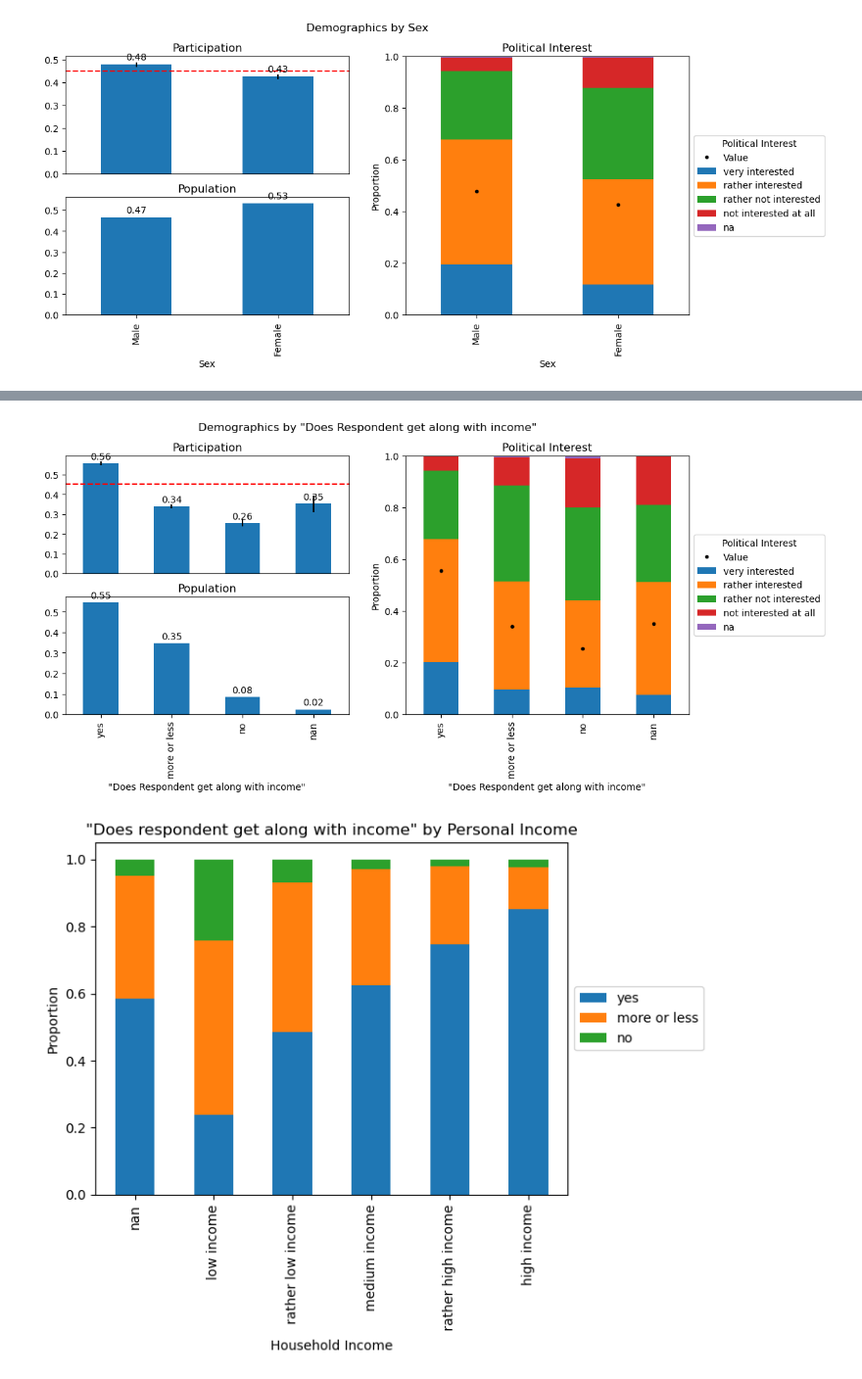
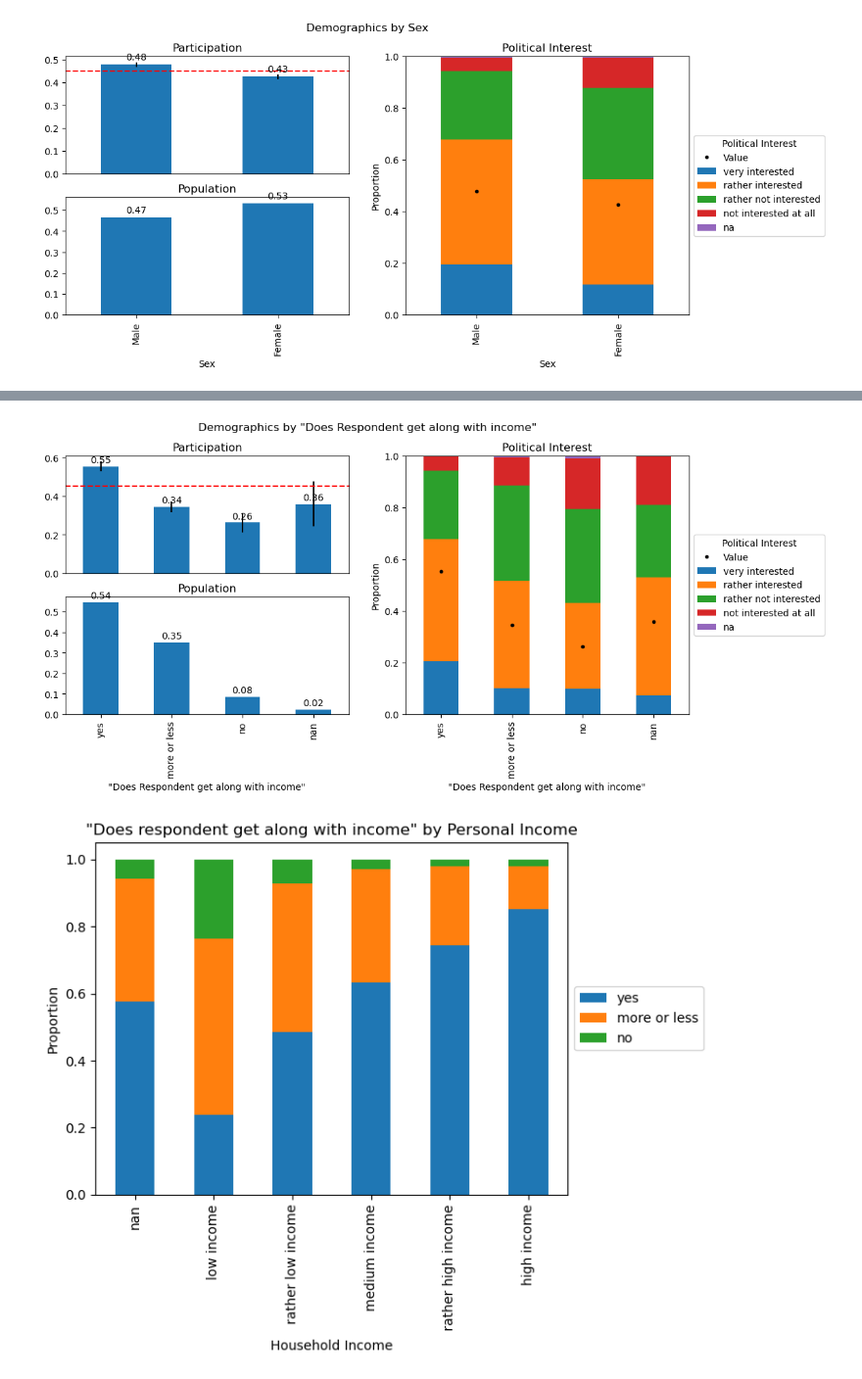
Before and after one commit to tschai-yim/swiss-elections-study, a Jupyter notebook: participation.ipynb, the cells around one changed output, grey strips where cells are left out. Shown at 98% size. Drawn from its saved outputs; the diff is of its cells as text; code cells hidden in the pictures.

```diff
--- a/participation.ipynb
+++ b/participation.ipynb
@@ -29,0 +20,9 @@ assert year == 2019
+# %%
+from data.population import get_electorate
+
+year = selects_df[YEAR_ATTR].max()
+electorate_year_df = get_electorate(population_df[population_df[YEAR_ATTR] == year])
+raw_selects_year_df = selects_df[selects_df[YEAR_ATTR] == year].dropna(axis=1, how='all')
+selects_year_df = post_process_selects(raw_selects_year_df, electorate_year_df)
+
+print(f'Year: {year}')
@@ -181,8 +177,8 @@ def _correct_participation(selects: pd.DataFrame) -> pd.DataFrame:
     turnout = mean_participation(selects)['Value']
     corrected = selects.copy()
     voted_mask = corrected['vp1'] == 'yes'
-    corrected.loc[voted_mask, 'weightc'] *= REAL_2019_TURNOUT / turnout
-    corrected.loc[~voted_mask, 'weightc'] *= (1 - REAL_2019_TURNOUT) / (1 - turnout)
+    corrected.loc[voted_mask, TOTAL_WEIGHT] *= REAL_2019_TURNOUT / turnout
+    corrected.loc[~voted_mask, TOTAL_WEIGHT] *= (1 - REAL_2019_TURNOUT) / (1 - turnout)
     return corrected
 
 
@@ -235,29 +239,17 @@ Participation Extremes by pk6:
 # %%
 # Get all possible attributes to analyze
-demographic_attributes = [
+attributes = [
     col for col in corrected_selects_year_df.columns
-    if not isinstance(col, str) or col in (
-        'maritals',  # Marital status
-        'religion',  # Religion
-        'churchg',  # Church attendance
-        'class8',  # Social class
+    if col in SELECTS_DEMOGRAPHIC_COLUMNS or col in (
         'vp2',  # Participated 4 years ago
         'hvdn2b',  # National council real or hypothetical voting decision
-    ) or any(map(col.startswith, (
-        'educ',  # Education
-        'income',  # Income
-        'sg',  # Sociodemographic geography
-        'sh',  # Sociodemographic household
-        'sc',  # Social class
-        'ses',  # Economic situation
-        'sp',  # Social participation
-    )))
+    )
 ]
 
 # Analyze each attribute
 attribute_metrics = []
 attribute_groupings = {}
-for attribute in demographic_attributes:
+for attribute in attributes:
     series = corrected_selects_year_df[attribute]
 
     # Determine what to group by
@@ -278,10 +270,8 @@ for attribute in demographic_attributes:
     grouping = attribute_groupings[attribute] = corrected_selects_year_df \
         .groupby(group_attr, observed=True, dropna=False)
     group_participation = get_mean_participation(grouping)
-    group_size = grouping['weightc'].sum()
+    group_size = grouping[TOTAL_WEIGHT].sum()
     group_participants_size = group_size * group_participation['Value']
-    group_size /= group_size.sum()
-    group_participants_size /= group_participants_size.sum()
 
     # Calculate metrics
     min_participation = group_participation['Value'].min()
@@ -291,8 +281,9 @@ for attribute in demographic_attributes:
         'min_participation': min_participation,
         'max_participation': max_participation,
         'max_min_ratio': max_participation / min_participation if min_participation > 0 else np.nan,
-        'participation_uniformity': tvd(group_size, group_participants_size),
-        'population_uniformity': tvd(group_size, np.full_like(group_size, 1 / len(group_size))),
+        # Compare electorate with participants distributions to take into account electorate non-uniformity
+        'participation_uniformity': total_variance_distance(group_size, group_participants_size),
+        'population_uniformity': total_variance_distance(group_size, np.full_like(group_size, 1 / len(group_size))),
         'valid_proportion': series.count() / len(series),
         'group_count': grouping.ngroups,
         'is_numeric': pd.api.types.is_numeric_dtype(series),
@@ -497,30 +488,30 @@ Participation Extremes by Sex / sc7c:
 # %%
 def _plot_income3_distribution(attribute: Any, attribute_name: str):
     income_distribution = pd.crosstab(
         corrected_selects_year_df[attribute],
         corrected_selects_year_df['income3'],
-        values=corrected_selects_year_df['weightc'],
+        values=corrected_selects_year_df[TOTAL_WEIGHT],
         aggfunc='sum',
         normalize='index',
         dropna=False
     )
     ax = income_distribution.plot(
         kind='bar',
         stacked=True,
         title=f'"Does respondent get along with income" by {attribute_name}',
         ylabel='Proportion',
         xlabel='Household Income'
     )
     ax.legend(loc='center left', bbox_to_anchor=(1, 0.5))
 
 
 plot_attribute(
     '"Does Respondent get along with income"',
     corrected_selects_year_df.groupby('income3', observed=True, dropna=False)
 )
 _plot_income3_distribution('income', 'Personal Income')
 _plot_income3_distribution('income_hh', 'Household Income')
 # %% [output]
-[figure, old version]
+[figure, new version]
 [figure]
 [figure]
```
Also changed, not shown: parts of 18 cells of this notebook, 7 other files.
